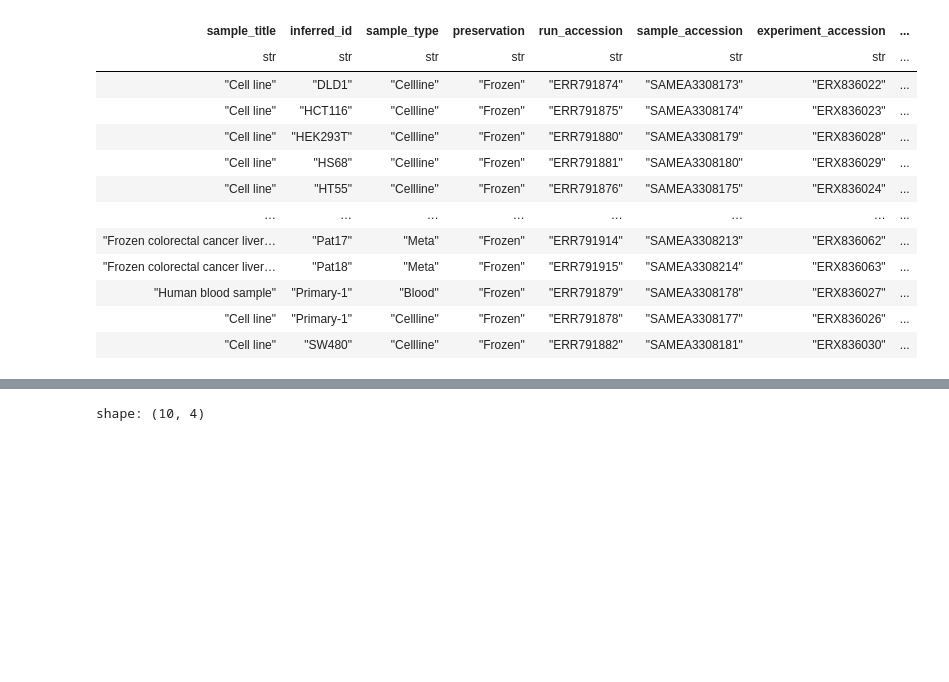
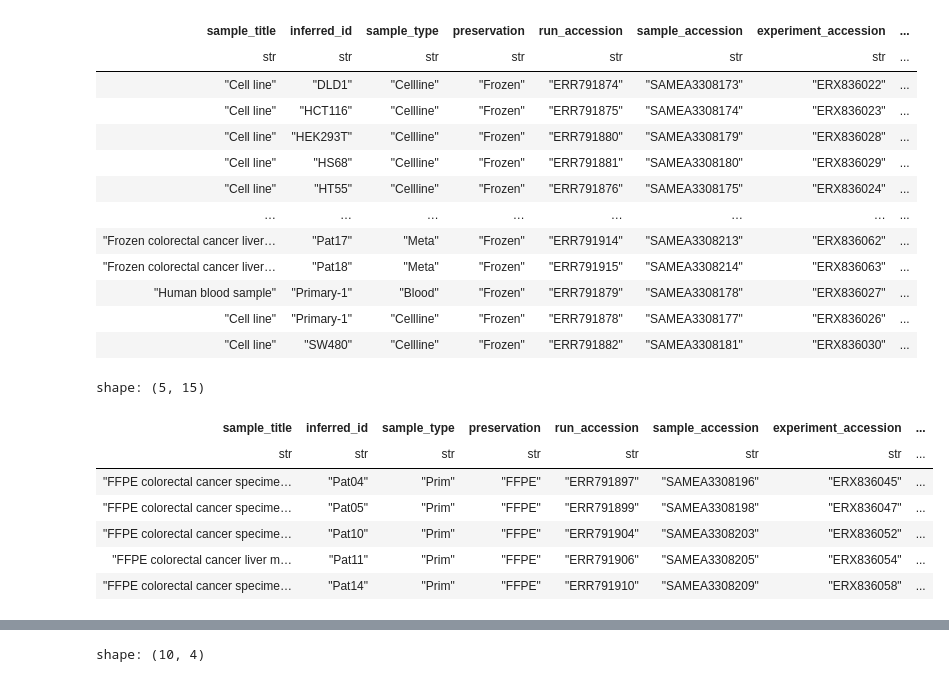
Before and after one commit to djhshih/analysis-ena-ffpe, a Jupyter notebook: annot/annot.ipynb, the cells around one changed output, grey strips where cells are left out. Saved outputs shown, nothing was run; the diff lists cells and outputs as text; code cells hidden in the pictures; blank space fills up the shorter version.

```diff
--- a/annot/annot.ipynb
+++ b/annot/annot.ipynb
@@ -114,0 +117,11 @@ shape: (43, 15)
+# %%
+sample_info_new.filter(pl.col("sample_type") == "Prim")
+# %% [output]
+shape: (5, 15)
+| sample_title | inferred_id | sample_type | preservation | run_accession | sample_accession | experiment_accession | ... |
+| str | str | str | str | str | str | str | ... |
+| "FFPE colorectal cancer specime… | "Pat04" | "Prim" | "FFPE" | "ERR791897" | "SAMEA3308196" | "ERX836045" | ... |
+| "FFPE colorectal cancer specime… | "Pat05" | "Prim" | "FFPE" | "ERR791899" | "SAMEA3308198" | "ERX836047" | ... |
+| "FFPE colorectal cancer specime… | "Pat10" | "Prim" | "FFPE" | "ERR791904" | "SAMEA3308203" | "ERX836052" | ... |
+| "FFPE colorectal cancer liver m… | "Pat11" | "Prim" | "FFPE" | "ERR791906" | "SAMEA3308205" | "ERX836054" | ... |
+| "FFPE colorectal cancer specime… | "Pat14" | "Prim" | "FFPE" | "ERR791910" | "SAMEA3308209" | "ERX836058" | ... |
```
Also changed, not shown: parts of 5 cells of this notebook, 4 other files.
